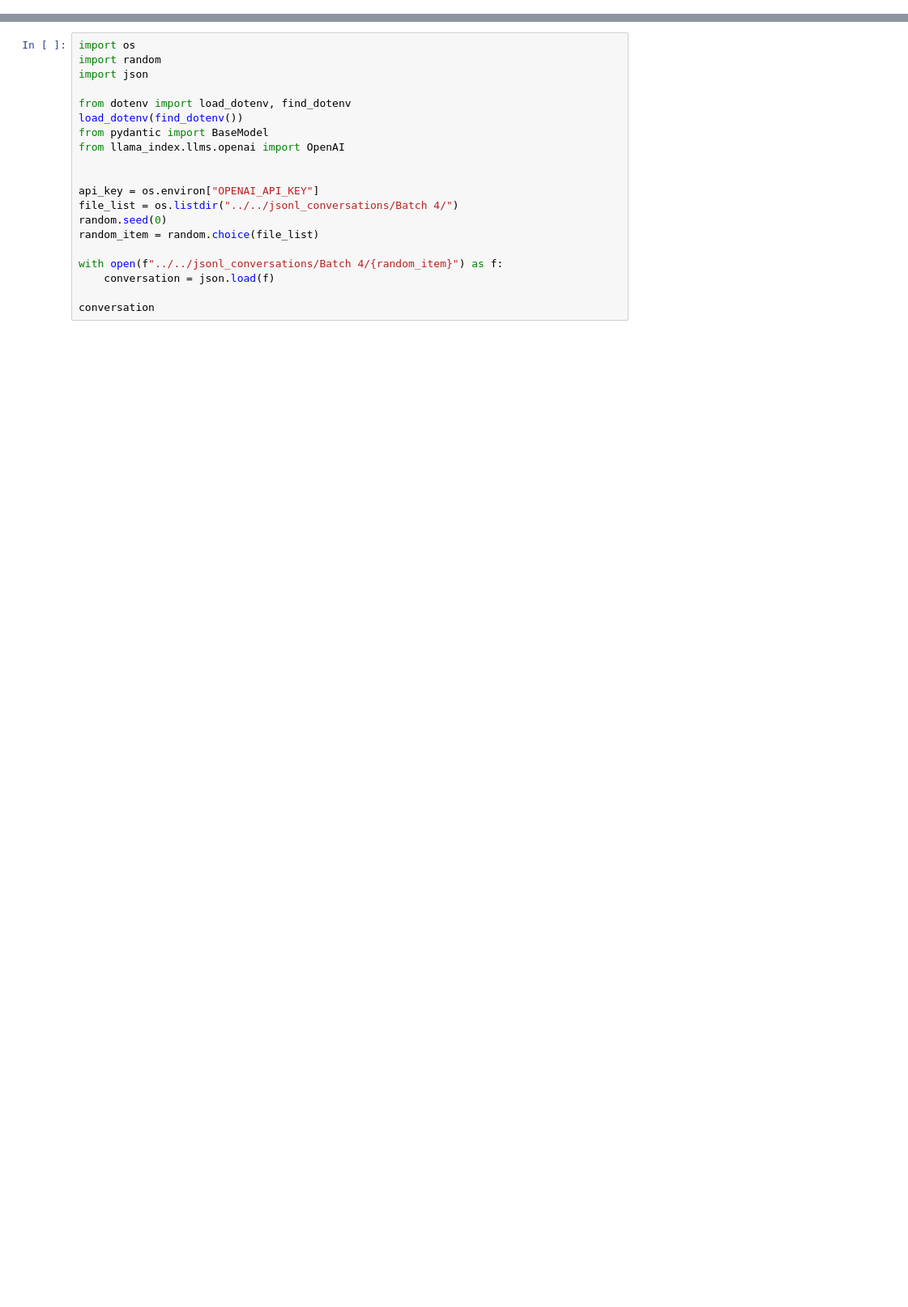
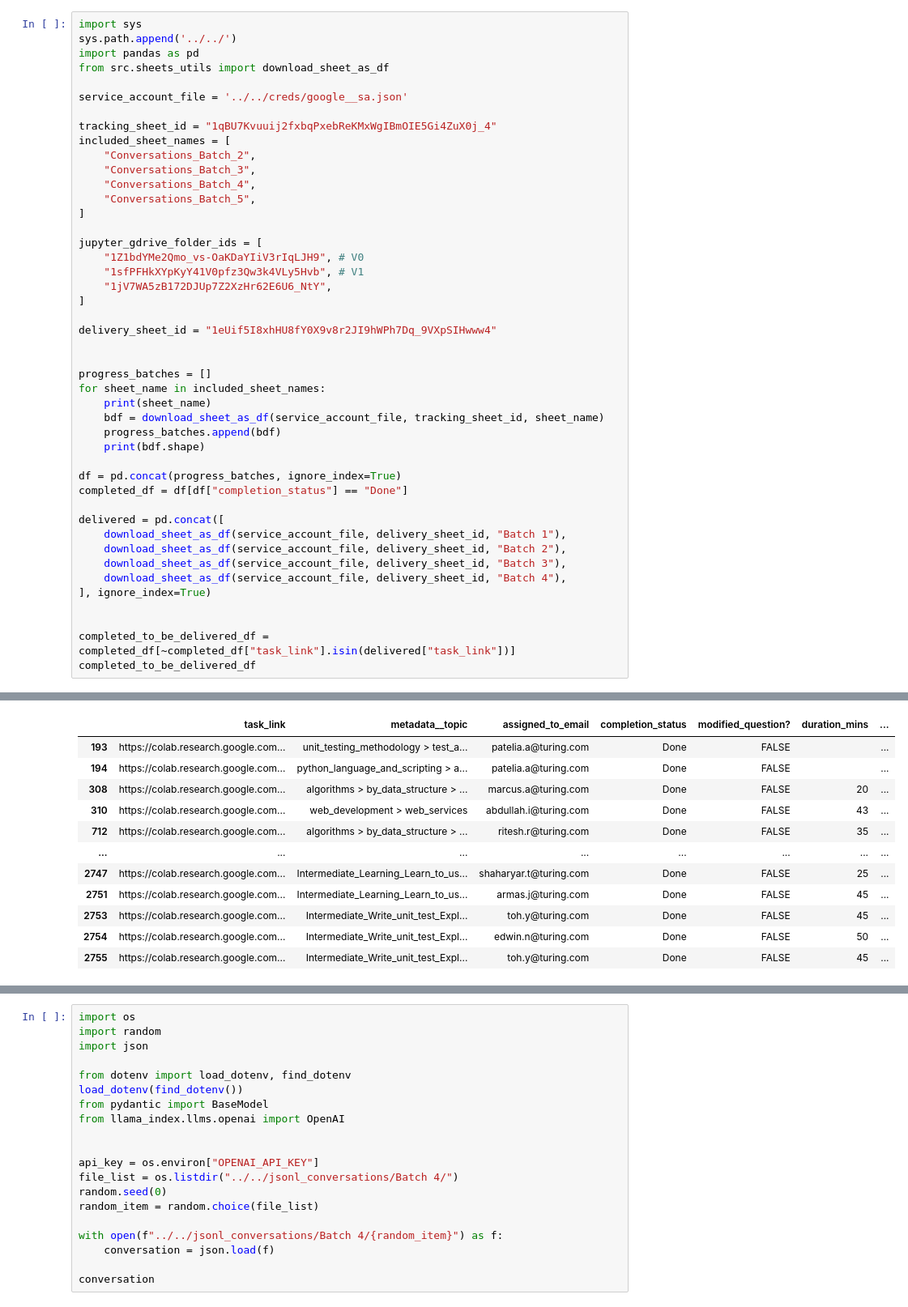
Before and after one commit to visalakshi-turing/character_tasks, a Jupyter notebook: operations/delivery/highlight_notebooks_mining.ipynb, the cells around one changed output, grey strips where cells are left out. Shown at 81% size. Drawn from its saved outputs; the diff is of its cells as text; blank space fills up the shorter version.

```diff
--- a/operations/delivery/highlight_notebooks_mining.ipynb
+++ b/operations/delivery/highlight_notebooks_mining.ipynb
@@ -19,3 +18,49 @@
 #   - Information Density (Should be a sweet spot leaning on the concise side, but not too concise... definitely not too verbose)
 #   - Explains Code Well
 # - Markdown Formatting
+# %%
+import sys
+sys.path.append('../../')
+import pandas as pd
+from src.sheets_utils import download_sheet_as_df
+
+service_account_file = '../../creds/google__sa.json'
+
+tracking_sheet_id = "1qBU7Kvuuij2fxbqPxebReKMxWgIBmOIE5Gi4ZuX0j_4"
+included_sheet_names = [
+    "Conversations_Batch_2",
+    "Conversations_Batch_3",
+    "Conversations_Batch_4",
+    "Conversations_Batch_5",
+]
+
+jupyter_gdrive_folder_ids = [
+    "1Z1bdYMe2Qmo_vs-OaKDaYIiV3rIqLJH9", # V0
+    "1sfPFHkXYpKyY41V0pfz3Qw3k4VLy5Hvb", # V1
+    "1jV7WA5zB172DJUp7Z2XzHr62E6U6_NtY",
+]
+
+delivery_sheet_id = "1eUif5I8xhHU8fY0X9v8r2JI9hWPh7Dq_9VXpSIHwww4"
+
+
+progress_batches = []
+for sheet_name in included_sheet_names:
+    print(sheet_name)
+    bdf = download_sheet_as_df(service_account_file, tracking_sheet_id, sheet_name)
+    progress_batches.append(bdf)
+    print(bdf.shape)
+
+df = pd.concat(progress_batches, ignore_index=True)
+completed_df = df[df["completion_status"] == "Done"]
+
+delivered = pd.concat([
+    download_sheet_as_df(service_account_file, delivery_sheet_id, "Batch 1"),
+    download_sheet_as_df(service_account_file, delivery_sheet_id, "Batch 2"),
+    download_sheet_as_df(service_account_file, delivery_sheet_id, "Batch 3"),
+    download_sheet_as_df(service_account_file, delivery_sheet_id, "Batch 4"),
+], ignore_index=True)
+
+
+completed_to_be_delivered_df = completed_df[~completed_df["task_link"].isin(delivered["task_link"])]
+completed_to_be_delivered_df
+# %% [output]
@@ -21,0 +75,12 @@
+|  | task_link | metadata__topic | assigned_to_email | completion_status | modified_question? | duration_mins | ... |
+| 193 | https://colab.research.google.com... | unit_testing_methodology > test_a... | patelia.a@turing.com | Done | FALSE |  | ... |
+| 194 | https://colab.research.google.com... | python_language_and_scripting > a... | patelia.a@turing.com | Done | FALSE |  | ... |
+| 308 | https://colab.research.google.com... | algorithms > by_data_structure > ... | marcus.a@turing.com | Done | FALSE | 20 | ... |
+| 310 | https://colab.research.google.com... | web_development > web_services | abdullah.i@turing.com | Done | FALSE | 43 | ... |
+| 712 | https://colab.research.google.com... | algorithms > by_data_structure > ... | ritesh.r@turing.com | Done | FALSE | 35 | ... |
+| ... | ... | ... | ... | ... | ... | ... | ... |
+| 2747 | https://colab.research.google.com... | Intermediate_Learning_Learn_to_us... | shaharyar.t@turing.com | Done | FALSE | 25 | ... |
+| 2751 | https://colab.research.google.com... | Intermediate_Learning_Learn_to_us... | armas.j@turing.com | Done | FALSE | 45 | ... |
+| 2753 | https://colab.research.google.com... | Intermediate_Write_unit_test_Expl... | toh.y@turing.com | Done | FALSE | 45 | ... |
+| 2754 | https://colab.research.google.com... | Intermediate_Write_unit_test_Expl... | edwin.n@turing.com | Done | FALSE | 50 | ... |
+| 2755 | https://colab.research.google.com... | Intermediate_Write_unit_test_Expl... | toh.y@turing.com | Done | FALSE | 45 | ... |
```
Also changed, not shown: parts of 14 cells of this notebook, 2 other files.
